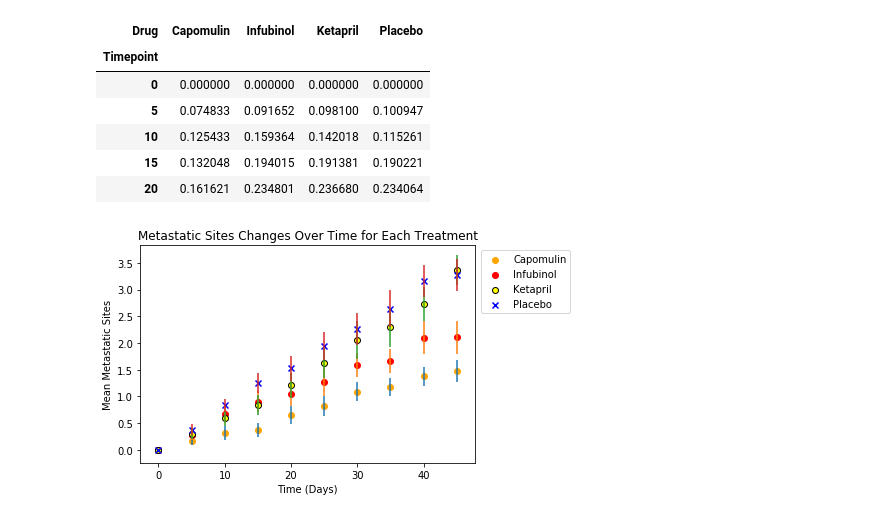
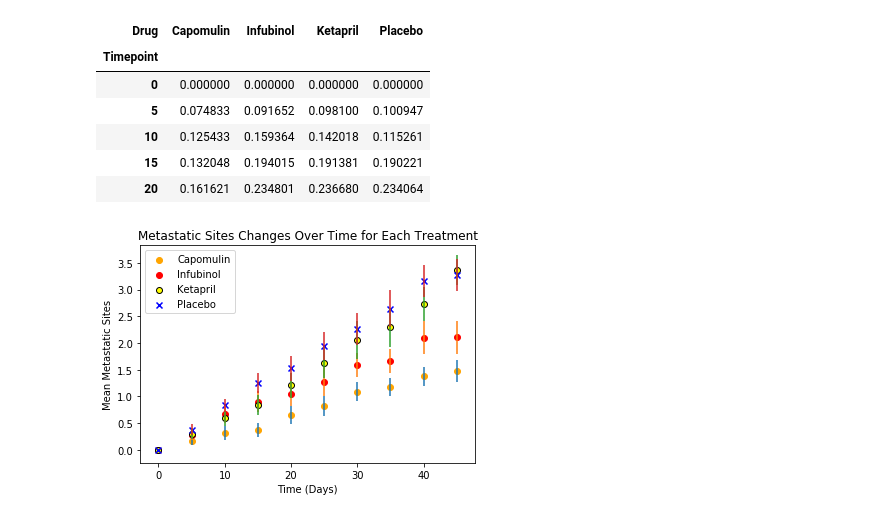
Before and after one commit to adamahrens/matplotlib-challenge, a Jupyter notebook: Pymaceuticals/Matplotlib.ipynb, the cells around one changed output. Saved outputs shown, nothing was run; the diff lists cells and outputs as text; code cells hidden in the pictures.

```diff
--- a/Pymaceuticals/Matplotlib.ipynb
+++ b/Pymaceuticals/Matplotlib.ipynb
@@ -152,25 +153,25 @@ metatastic_response_standard_error.head()
 # %%
 timepoints = metatastic_response.index
 
 # Adding label=None removes the errorbar from the legend
 plt.scatter(timepoints, metatastic_response['Capomulin'], marker="o", facecolors="orange", edgecolors="orange")
 plt.errorbar(timepoints, metatastic_response['Capomulin'], metatastic_response_standard_error['Capomulin'], fmt='none', label=None)
 
 plt.scatter(timepoints, metatastic_response['Infubinol'], marker="o", facecolors="red", edgecolors="red")
 plt.errorbar(timepoints, metatastic_response['Infubinol'], metatastic_response_standard_error['Infubinol'], fmt='none', label=None)
 
 plt.scatter(timepoints, metatastic_response['Ketapril'], marker="o", facecolors="yellow", edgecolors="black")
 plt.errorbar(timepoints, metatastic_response['Ketapril'], metatastic_response_standard_error['Ketapril'], fmt='none', label=None)
 
 plt.scatter(timepoints, metatastic_response['Placebo'], marker="x", facecolors="blue")
 plt.errorbar(timepoints, metatastic_response['Placebo'], metatastic_response_standard_error['Placebo'], fmt='none', label=None)
 
-plt.legend(bbox_to_anchor=(1.3, 1), loc='upper right', ncol=1)
+plt.legend()
 
 plt.title('Metastatic Sites Changes Over Time for Each Treatment')
 plt.xlabel('Time (Days)')
 plt.ylabel('Mean Metastatic Sites')
 plt.savefig("../Pymaceuticals/Metastatic-Sites-Changes-Over-Time-for-Each-Treatment.png")
 plt.show()
 # %% [output]
-[figure, old version]
+[figure, new version]
```
Also changed, not shown: parts of 1 cell of this notebook, 2 other files.
